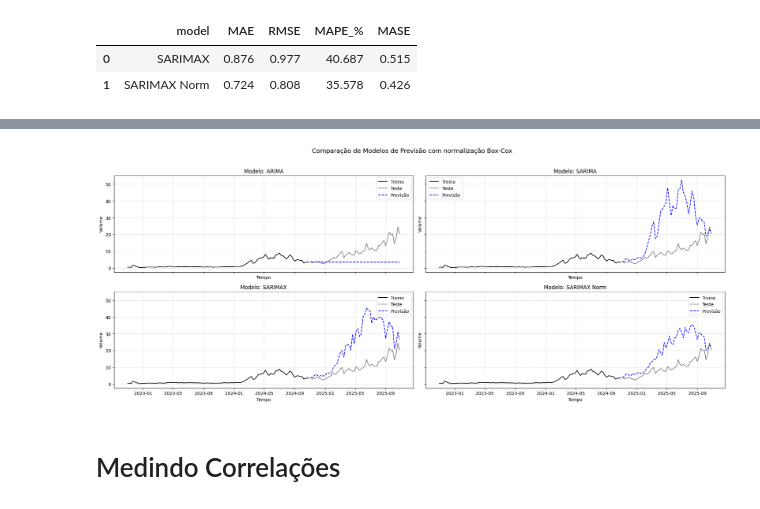
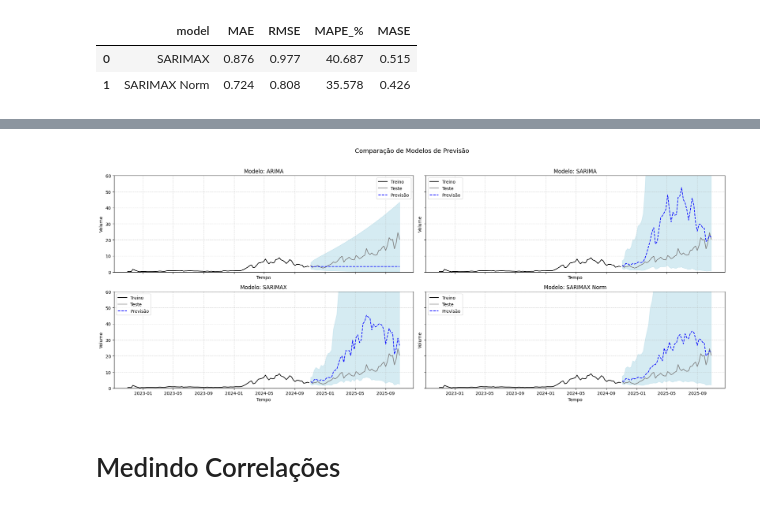
Before and after one commit to GuilhermeCastilho02/Series-Temporais-A2, a Jupyter notebook: trabalho_a2.ipynb, the cells around one changed output, grey strips where cells are left out. Drawn from its saved outputs; the diff is of its cells as text; code cells hidden in the pictures.

Commit message:
Adicionei ICs aos baselines e ARIMA/SARIMA

```diff
--- a/trabalho_a2.ipynb
+++ b/trabalho_a2.ipynb
@@ -470,6 +535,8 @@ for i, (name, yhat) in enumerate(preds_bc.items()):
     ax.plot(y_te_bc.index, inv_boxcox(y_te_bc, lmbda), color="gray", label="Teste")
     # Previsão
     ax.plot(y_te.index, inv_boxcox(yhat, lmbda), color="blue", linestyle="--", label="Previsão")
+    # IC
+    ax.fill_between(y_te.index, inv_boxcox(preds_ic_bc[name][0], lmbda), inv_boxcox(preds_ic_bc[name][1], lmbda), color="lightblue", alpha=0.5)
 
     ax.set_title(f"Modelo: {name}")
     ax.set_xlabel("Tempo")
@@ -626,7 +693,9 @@ p, q = 1, 1  # ponto de partida simples
 # Futuramente podemos fazer um grid search para ver quais os melhores parametros
 arima = ARIMA(y_tr, order=(p, d, q)).fit()
 
-arima_pred = arima.forecast(h)
+arima_res = arima.get_forecast(steps=h)
+arima_pred = arima_res.predicted_mean
+arima_ic = arima_res.conf_int(alpha=0.05)
 
 arima_metrics = calculate_metrics("ARIMA", arima_pred, y_te)
 metrics_bc.append(arima_metrics)
@@ -642,7 +711,9 @@ order = (1, 1, 1)
 seasonal_order = (1, 1, 1, 52)
 
 sarima = SARIMAX(y_tr, order=order, seasonal_order=seasonal_order, enforce_stationarity=False, enforce_invertibility=False).fit()
-sarima_pred = sarima.forecast(steps=h)
+sarima_res = sarima.get_forecast(steps=h)
+sarima_pred = sarima_res.predicted_mean
+sarima_ic = sarima_res.conf_int()
 
 sarima_metrics = calculate_metrics("SARIMA", sarima_pred, y_te)
 metrics_bc.append(sarima_metrics)
@@ -665,8 +736,9 @@ sarimax = SARIMAX(
     enforce_invertibility=False,
 ).fit()
 
-sarimax_pred = sarimax.forecast(steps=h, exog=X_te)
-sarimax_pred = pd.Series(sarimax_pred, index=y_te.index, name=y_te.name)
+sarimax_res = sarimax.get_forecast(steps=h, exog=X_te)
+sarimax_pred = sarimax_res.predicted_mean
+sarimax_ic = sarimax_res.conf_int()
 
 sarimax_metrics = calculate_metrics("SARIMAX", sarimax_pred, y_te)
 metrics_bc.append(sarimax_metrics)
@@ -681,10 +753,11 @@ sarimax_norm = SARIMAX(
     enforce_invertibility=False,
 ).fit()
 
-sarimax_pred_norm = sarimax.forecast(steps=h, exog=X_te_norm)
-sarimax_pred_norm = pd.Series(sarimax_pred_norm, index=y_te.index, name=y_te.name)
+sarimax_norm_res = sarimax.get_forecast(steps=h, exog=X_te_norm)
+sarimax_norm_pred = sarimax_norm_res.predicted_mean
+sarimax_norm_ic = sarimax_norm_res.conf_int()
 
-sarimax_norm_metrics = calculate_metrics("SARIMAX Norm", sarimax_pred_norm, y_te)
+sarimax_norm_metrics = calculate_metrics("SARIMAX Norm", sarimax_norm_pred, y_te)
 metrics_bc.append(sarimax_norm_metrics)
 
 
@@ -713,31 +792,37 @@ metrics
 # %%
-preds = {"ARIMA": arima_pred,
-         "SARIMA": sarima_pred,
-         "SARIMAX": sarimax_pred,
-         "SARIMAX Norm": sarimax_pred_norm}
+preds = {"ARIMA": (arima_pred, arima_ic),
+         "SARIMA": (sarima_pred, sarima_ic),
+         "SARIMAX": (sarimax_pred, sarimax_ic),
+         "SARIMAX Norm": (sarimax_norm_pred, sarimax_norm_ic)
+         }
 
 fig, axes = plt.subplots(2, 2, figsize=(20, 8), sharex=True, sharey=True)
 axes = axes.flatten()
 
 for i, (name, yhat) in enumerate(preds.items()):
     ax = axes[i]
     # Série observada (treino + teste)
     ax.plot(y_tr.index, inv_boxcox(y_tr, lmbda), color="black", label="Treino")
     ax.plot(y_te.index, inv_boxcox(y_te, lmbda), color="gray", label="Teste")
     # Previsão
-    ax.plot(y_te.index, inv_boxcox(yhat, lmbda), color="blue", linestyle="--", label="Previsão")
+    ax.plot(y_te.index, inv_boxcox(yhat[0], lmbda), color="blue", linestyle="--", label="Previsão")
+    # IC
+    ax.fill_between(y_te.index, inv_boxcox(yhat[1].iloc[:,0], lmbda), inv_boxcox(yhat[1].iloc[:,1], lmbda), color="lightblue", alpha=0.5)
 
     ax.set_title(f"Modelo: {name}")
     ax.set_xlabel("Tempo")
     ax.set_ylabel("Volume")
+
+    ax.set_ylim(0, 60)
+
     ax.grid(True, linestyle="--", alpha=0.5)
     ax.legend()
 
 plt.suptitle("Comparação de Modelos de Previsão", fontsize=14, y=1.02)
 plt.tight_layout()
 plt.show()
 # %% [output]
-[figure, old version]
+[figure, new version]
 # %% [markdown]
 # Medindo Correlações
 # %%
```
Also changed, not shown: parts of 5 cells of this notebook.
